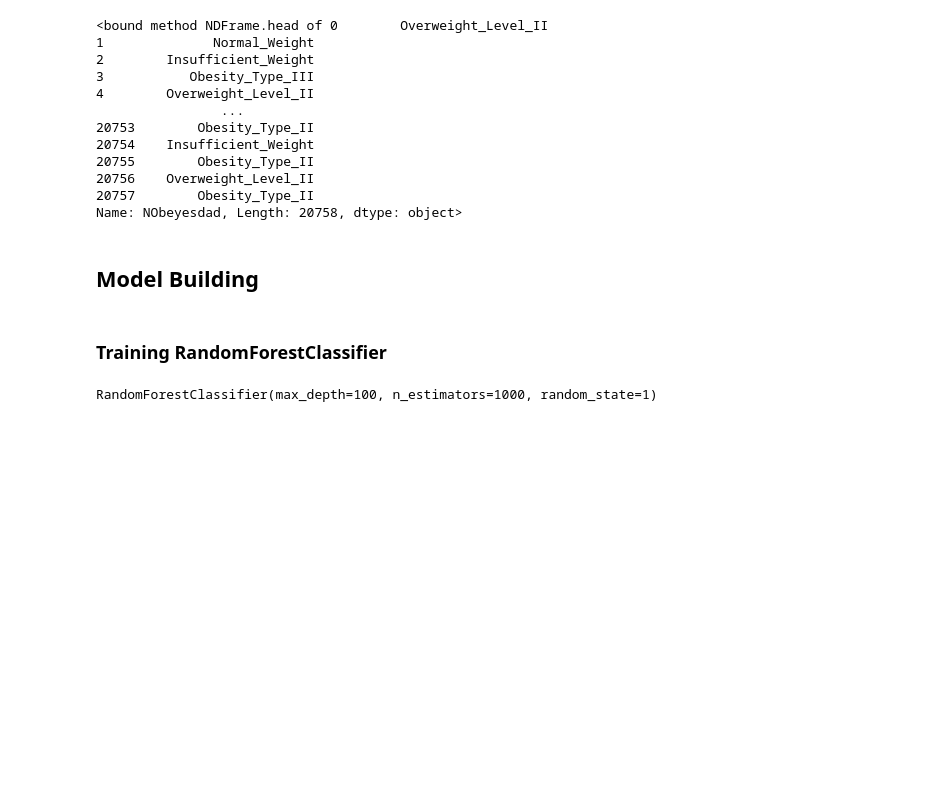
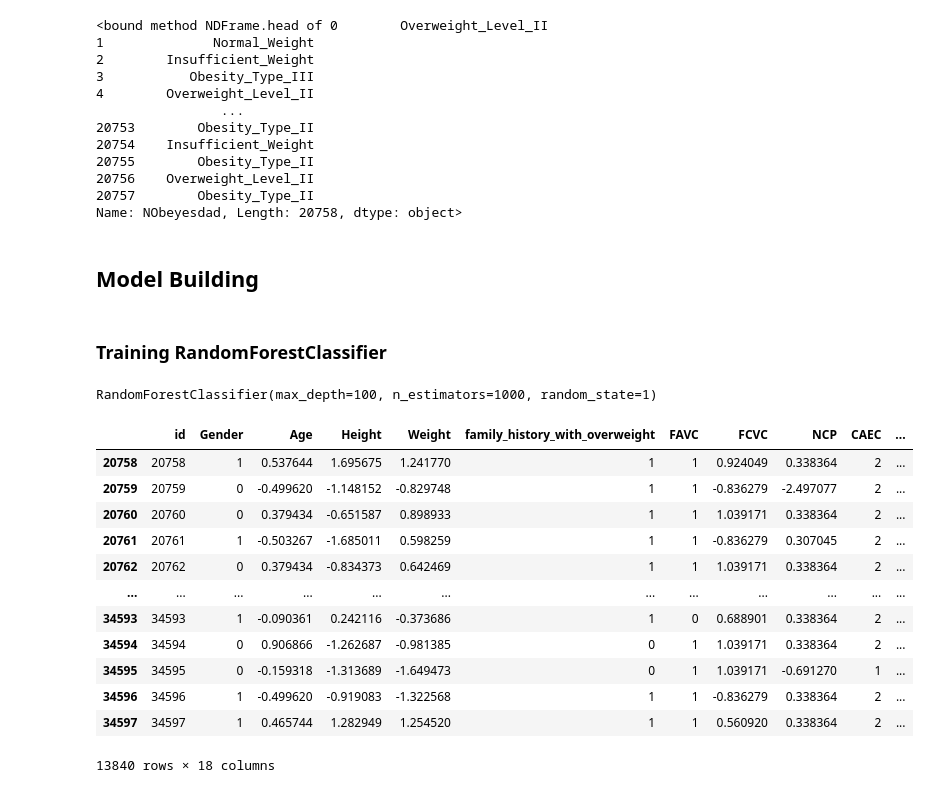
Before and after one commit to Aneesh-382005/Thapar-Summer-School-2024-Competition-2, a Jupyter notebook: Thapar Summer School Competition 2.ipynb, the cells around one changed output. Cells and saved outputs as stored; diff of their text form; code cells hidden in the pictures; blank space fills up the shorter version.

```diff
--- a/Thapar Summer School Competition 2.ipynb
+++ b/Thapar Summer School Competition 2.ipynb
@@ -159,3 +159,19 @@ model.fit(X, Y_encoded)
 # %% [output]
 RandomForestClassifier(max_depth=100, n_estimators=1000, random_state=1)
+# %%
+test
+# %% [output]
+|  | id | Gender | Age | Height | Weight | family_history_with_overweight | FAVC | FCVC | NCP | CAEC | ... |
+| 20758 | 20758 | 1 | 0.537644 | 1.695675 | 1.241770 | 1 | 1 | 0.924049 | 0.338364 | 2 | ... |
+| 20759 | 20759 | 0 | -0.499620 | -1.148152 | -0.829748 | 1 | 1 | -0.836279 | -2.497077 | 2 | ... |
+| 20760 | 20760 | 0 | 0.379434 | -0.651587 | 0.898933 | 1 | 1 | 1.039171 | 0.338364 | 2 | ... |
+| 20761 | 20761 | 1 | -0.503267 | -1.685011 | 0.598259 | 1 | 1 | -0.836279 | 0.307045 | 2 | ... |
+| 20762 | 20762 | 0 | 0.379434 | -0.834373 | 0.642469 | 1 | 1 | 1.039171 | 0.338364 | 2 | ... |
+| ... | ... | ... | ... | ... | ... | ... | ... | ... | ... | ... | ... |
+| 34593 | 34593 | 1 | -0.090361 | 0.242116 | -0.373686 | 1 | 0 | 0.688901 | 0.338364 | 2 | ... |
+| 34594 | 34594 | 0 | 0.906866 | -1.262687 | -0.981385 | 0 | 1 | 1.039171 | 0.338364 | 2 | ... |
+| 34595 | 34595 | 0 | -0.159318 | -1.313689 | -1.649473 | 0 | 1 | 1.039171 | -0.691270 | 1 | ... |
+| 34596 | 34596 | 1 | -0.499620 | -0.919083 | -1.322568 | 1 | 1 | -0.836279 | 0.338364 | 2 | ... |
+| 34597 | 34597 | 1 | 0.465744 | 1.282949 | 1.254520 | 1 | 1 | 0.560920 | 0.338364 | 2 | ... |
+13840 rows × 18 columns
 # %%
```
Also changed, not shown: parts of 3 cells of this notebook.
